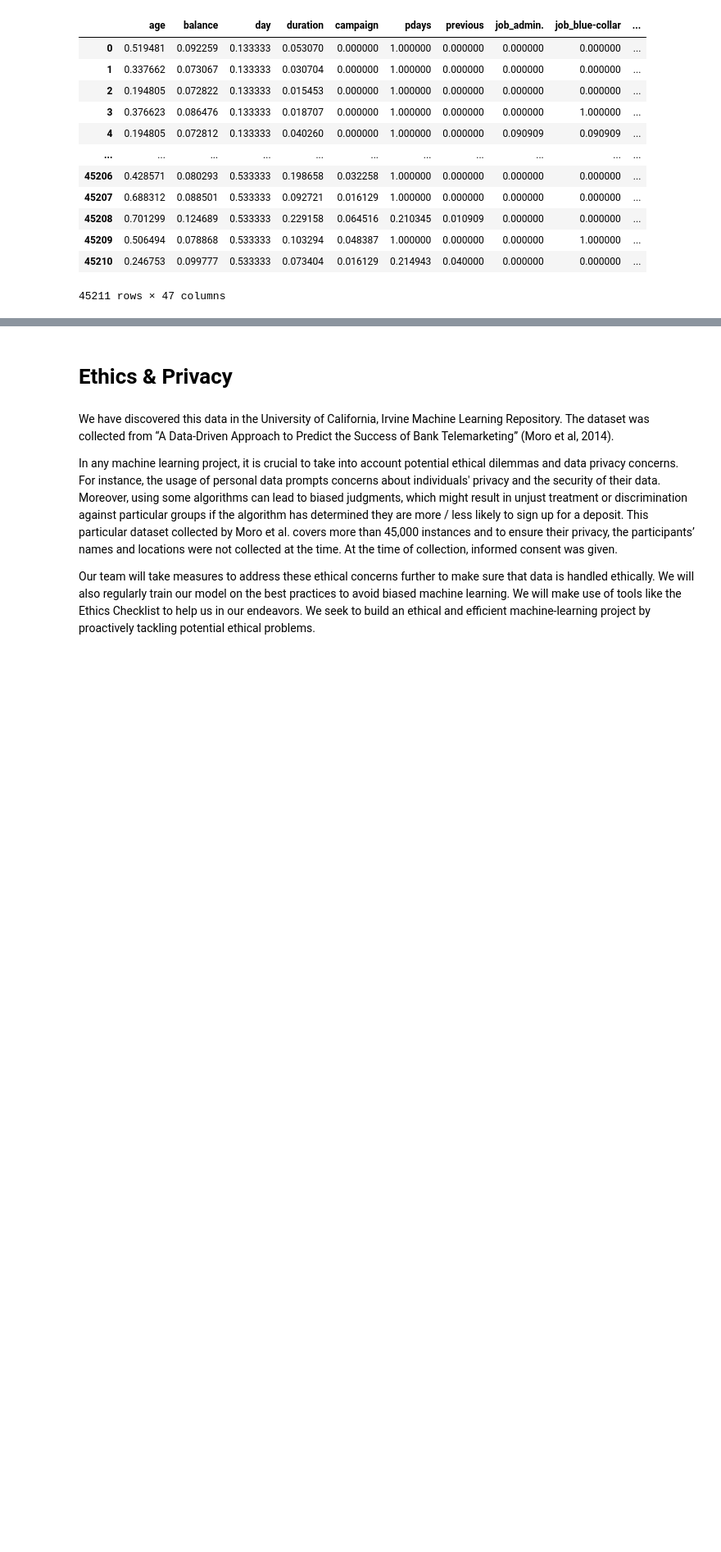
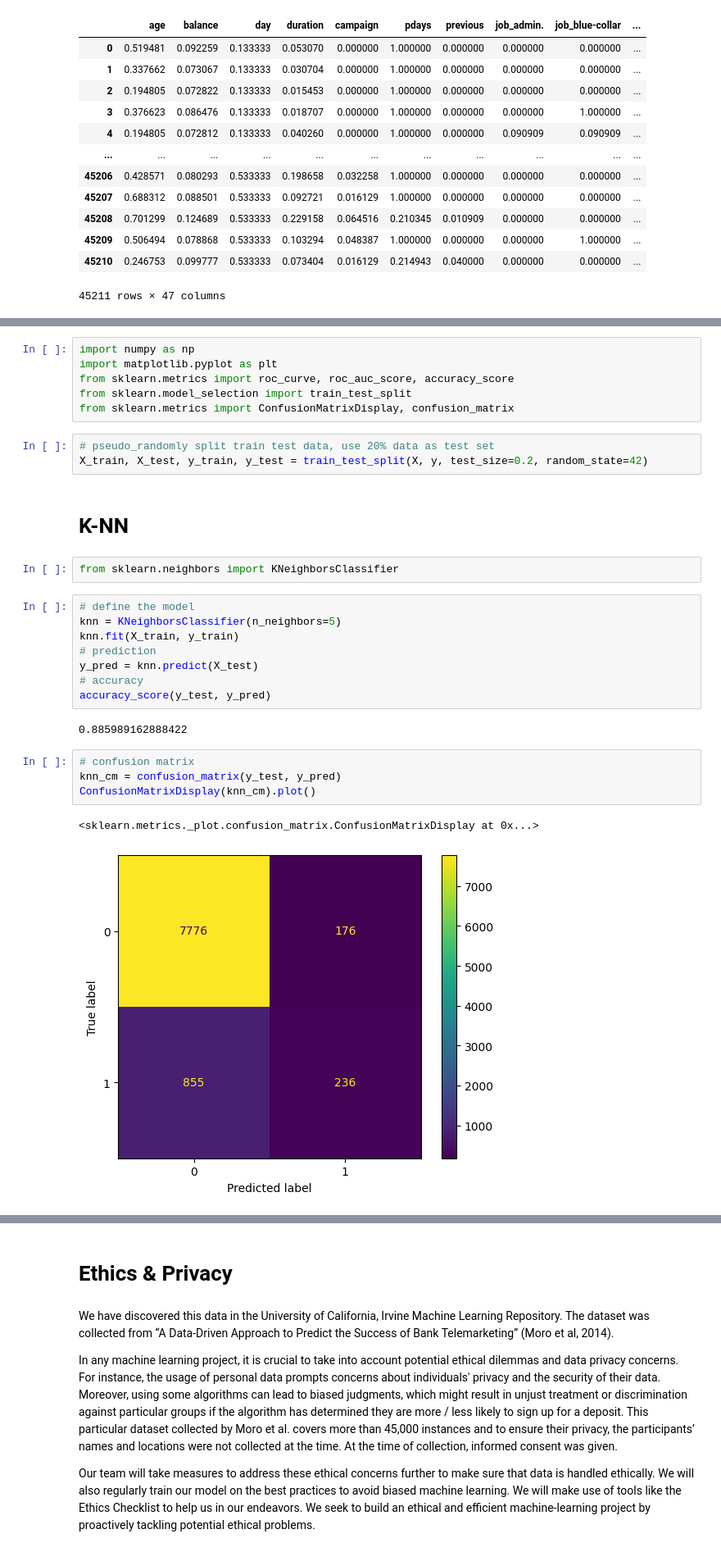
Before and after one commit to Jiy014/Group034-Wi23, a Jupyter notebook: CheckpointGroup034-Wi23.ipynb, the cells around one changed output, grey strips where cells are left out. Shown: that part at 82% size. Cells and saved outputs as stored; diff of their text form; blank space fills up the shorter version.

Commit message:
updated ML models

```diff
--- a/CheckpointGroup034-Wi23.ipynb
+++ b/CheckpointGroup034-Wi23.ipynb
@@ -349,0 +356,30 @@ X
+# %%
+import numpy as np
+import matplotlib.pyplot as plt
+from sklearn.metrics import roc_curve, roc_auc_score, accuracy_score
+from sklearn.model_selection import train_test_split
+from sklearn.metrics import ConfusionMatrixDisplay, confusion_matrix
+# %%
+# pseudo_randomly split train test data, use 20% data as test set
+X_train, X_test, y_train, y_test = train_test_split(X, y, test_size=0.2, random_state=42)
+# %% [markdown]
+# K-NN
+# %%
+from sklearn.neighbors import KNeighborsClassifier
+# %%
+# define the model
+knn = KNeighborsClassifier(n_neighbors=5)
+knn.fit(X_train, y_train)
+# prediction
+y_pred = knn.predict(X_test)
+# accuracy
+accuracy_score(y_test, y_pred)
+# %% [output]
+0.885989162888422
+# %%
+# confusion matrix
+knn_cm = confusion_matrix(y_test, y_pred)
+ConfusionMatrixDisplay(knn_cm).plot()
+# %% [output]
+<sklearn.metrics._plot.confusion_matrix.ConfusionMatrixDisplay at 0x...>
+[figure, added]
```
Also changed, not shown: parts of 37 cells of this notebook.
